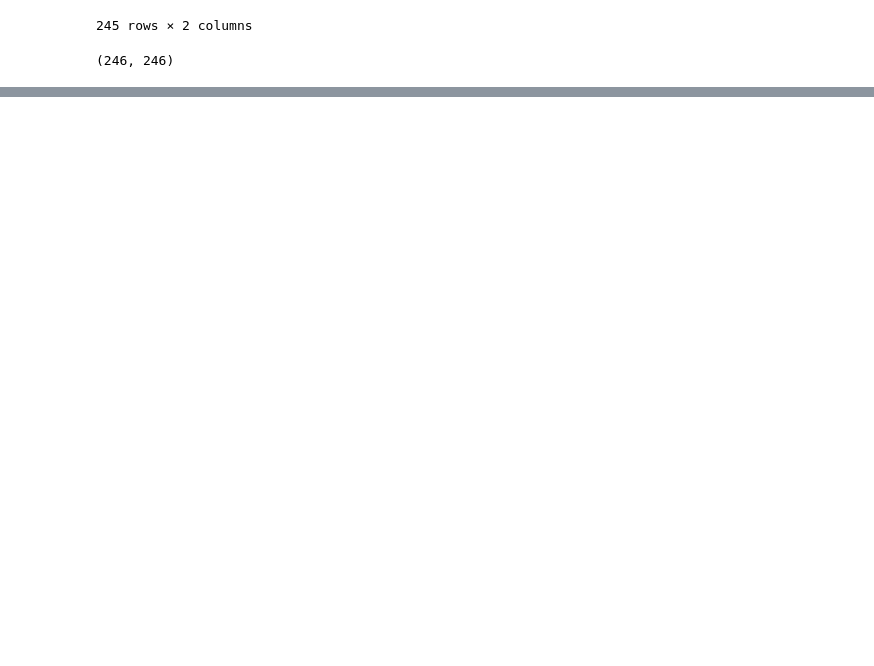
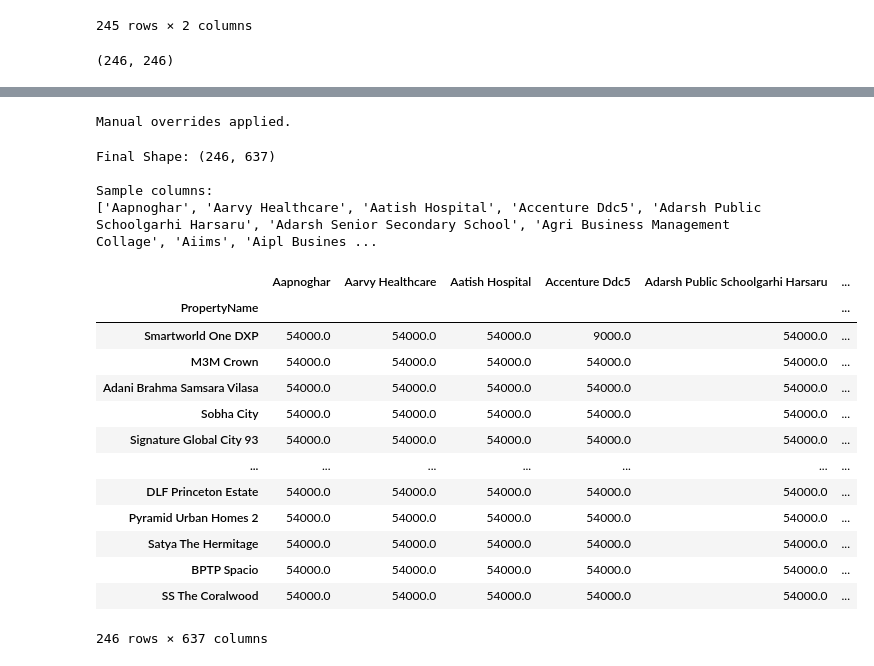
Before and after one commit to sahilshore/real-estate-intelligence, a Jupyter notebook: Data Visualization/recommender-system.ipynb, the cells around one changed output, grey strips where cells are left out. Saved outputs shown, nothing was run; the diff lists cells and outputs as text; code cells hidden in the pictures; blank space fills up the shorter version.

```diff
--- a/Data Visualization/recommender-system.ipynb
+++ b/Data Visualization/recommender-system.ipynb
@@ -707,0 +867,10 @@ recommend_properties_with_scores('Ireo Victory Valley')
+# %%
+from thefuzz import fuzz
+
+# Get current columns from your previously merged dataframe
+current_columns = location_df_merged.columns.tolist()
+
+# Sort them by length (shortest first)
+current_columns.sort(key=len)
+
+print(f"Starting with {len(current_columns)} columns.")
@@ -707,0 +919,57 @@ recommend_properties_with_scores('Ireo Victory Valley')
+# %%
+# Apply some manual business logic to group major categories
+for key in advanced_mapping.keys():
+    lower_key = key.lower()
+
+    # Group all airports
+    if 'airport' in lower_key or 'igi' in lower_key:
+        advanced_mapping[key] = 'Indira Gandhi International Airport'
+
+    # Group all railway stations
+    elif 'railway' in lower_key or 'sealdah' in lower_key:
+        advanced_mapping[key] = 'Nearest Railway Station'
+
+    # Group the major highway variants
+    elif 'nh 8' in lower_key or 'nh8' in lower_key or 'nh 48' in lower_key or 'delhi jaipur' in lower_key:
+        advanced_mapping[key] = 'NH-48 (Delhi-Jaipur Highway)'
+
+    elif 'dwarka exp' in lower_key:
+        advanced_mapping[key] = 'Dwarka Expressway'
+
+print("Manual overrides applied.")
+# %% [output]
+Manual overrides applied.
+# %%
+# Rename columns
+location_df_final = location_df_merged.rename(columns=advanced_mapping)
+
+# Group by the new identical column names and take the minimum distance
+location_df_final = location_df_final.T.groupby(level=0).min().T
+
+print(f"Final Shape: {location_df_final.shape}")
+
+# Let's look at a sample of the new reduced features
+print("\nSample columns:")
+print(location_df_final.columns.tolist()[:50])
+# %% [output]
+Final Shape: (246, 637)
+
+Sample columns:
+['Aapnoghar', 'Aarvy Healthcare', 'Aatish Hospital', 'Accenture Ddc5', 'Adarsh Public Schoolgarhi Harsaru', 'Adarsh Senior Secondary School', 'Agri Business Management Collage', 'Aiims', 'Aipl Busines ...
+# %%
+location_df_final
+# %% [output]
+|  | Aapnoghar | Aarvy Healthcare | Aatish Hospital | Accenture Ddc5 | Adarsh Public Schoolgarhi Harsaru | ... |
+| PropertyName |  |  |  |  |  | ... |
+| Smartworld One DXP | 54000.0 | 54000.0 | 54000.0 | 9000.0 | 54000.0 | ... |
+| M3M Crown | 54000.0 | 54000.0 | 54000.0 | 54000.0 | 54000.0 | ... |
+| Adani Brahma Samsara Vilasa | 54000.0 | 54000.0 | 54000.0 | 54000.0 | 54000.0 | ... |
+| Sobha City | 54000.0 | 54000.0 | 54000.0 | 54000.0 | 54000.0 | ... |
+| Signature Global City 93 | 54000.0 | 54000.0 | 54000.0 | 54000.0 | 54000.0 | ... |
+| ... | ... | ... | ... | ... | ... | ... |
+| DLF Princeton Estate | 54000.0 | 54000.0 | 54000.0 | 54000.0 | 54000.0 | ... |
+| Pyramid Urban Homes 2 | 54000.0 | 54000.0 | 54000.0 | 54000.0 | 54000.0 | ... |
+| Satya The Hermitage | 54000.0 | 54000.0 | 54000.0 | 54000.0 | 54000.0 | ... |
+| BPTP Spacio | 54000.0 | 54000.0 | 54000.0 | 54000.0 | 54000.0 | ... |
+| SS The Coralwood | 54000.0 | 54000.0 | 54000.0 | 54000.0 | 54000.0 | ... |
+246 rows × 637 columns
```
Also changed, not shown: parts of 14 cells of this notebook, 2 other files.
